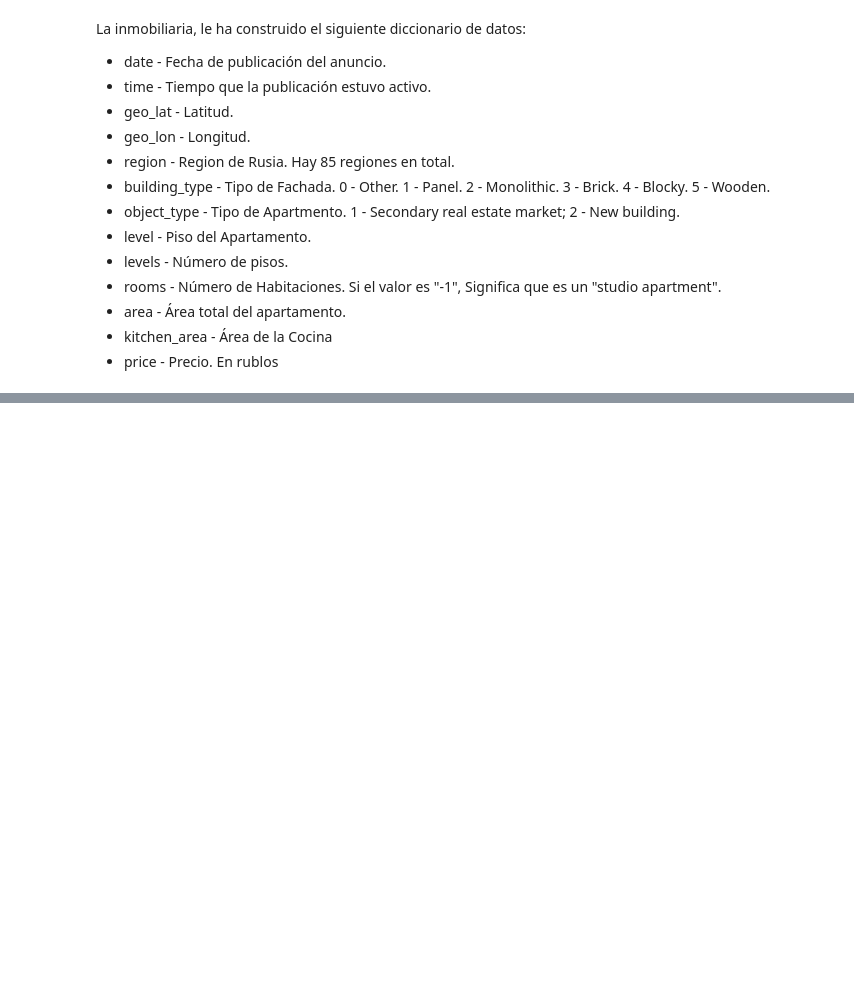
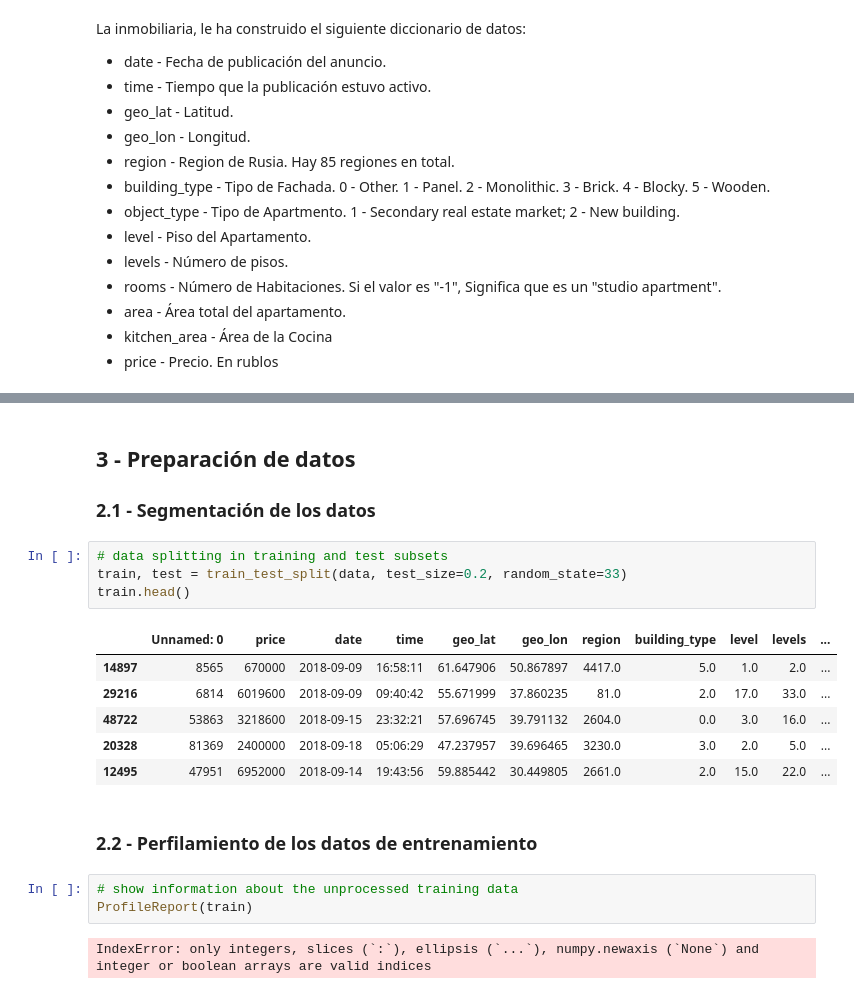
Before and after one commit to ParraDanielF/ML, a Jupyter notebook: Taller 1.ipynb, the cells around one changed output, grey strips where cells are left out. Saved outputs shown, nothing was run; the diff lists cells and outputs as text; blank space fills up the shorter version.

```diff
--- a/Taller 1.ipynb
+++ b/Taller 1.ipynb
@@ -31,0 +71,22 @@ La inmobiliaria, le ha construido el siguiente diccionario de datos:
+# %% [markdown]
+
+## 3 - Preparación de datos
+### 2.1 - Segmentación de los datos
+# %%
+# data splitting in training and test subsets
+train, test = train_test_split(data, test_size=0.2, random_state=33)
+train.head()
+# %% [output]
+|  | Unnamed: 0 | price | date | time | geo_lat | geo_lon | region | building_type | level | levels | ... |
+| 14897 | 8565 | 670000 | 2018-09-09 | 16:58:11 | 61.647906 | 50.867897 | 4417.0 | 5.0 | 1.0 | 2.0 | ... |
+| 29216 | 6814 | 6019600 | 2018-09-09 | 09:40:42 | 55.671999 | 37.860235 | 81.0 | 2.0 | 17.0 | 33.0 | ... |
+| 48722 | 53863 | 3218600 | 2018-09-15 | 23:32:21 | 57.696745 | 39.791132 | 2604.0 | 0.0 | 3.0 | 16.0 | ... |
+| 20328 | 81369 | 2400000 | 2018-09-18 | 05:06:29 | 47.237957 | 39.696465 | 3230.0 | 3.0 | 2.0 | 5.0 | ... |
+| 12495 | 47951 | 6952000 | 2018-09-14 | 19:43:56 | 59.885442 | 30.449805 | 2661.0 | 2.0 | 15.0 | 22.0 | ... |
+# %% [markdown]
+### 2.2 - Perfilamiento de los datos de entrenamiento
+# %%
+# show information about the unprocessed training data
+ProfileReport(train)
+# %% [output]
+IndexError: only integers, slices (`:`), ellipsis (`...`), numpy.newaxis (`None`) and integer or boolean arrays are valid indices
```
Also changed, not shown: parts of 4 cells of this notebook.
